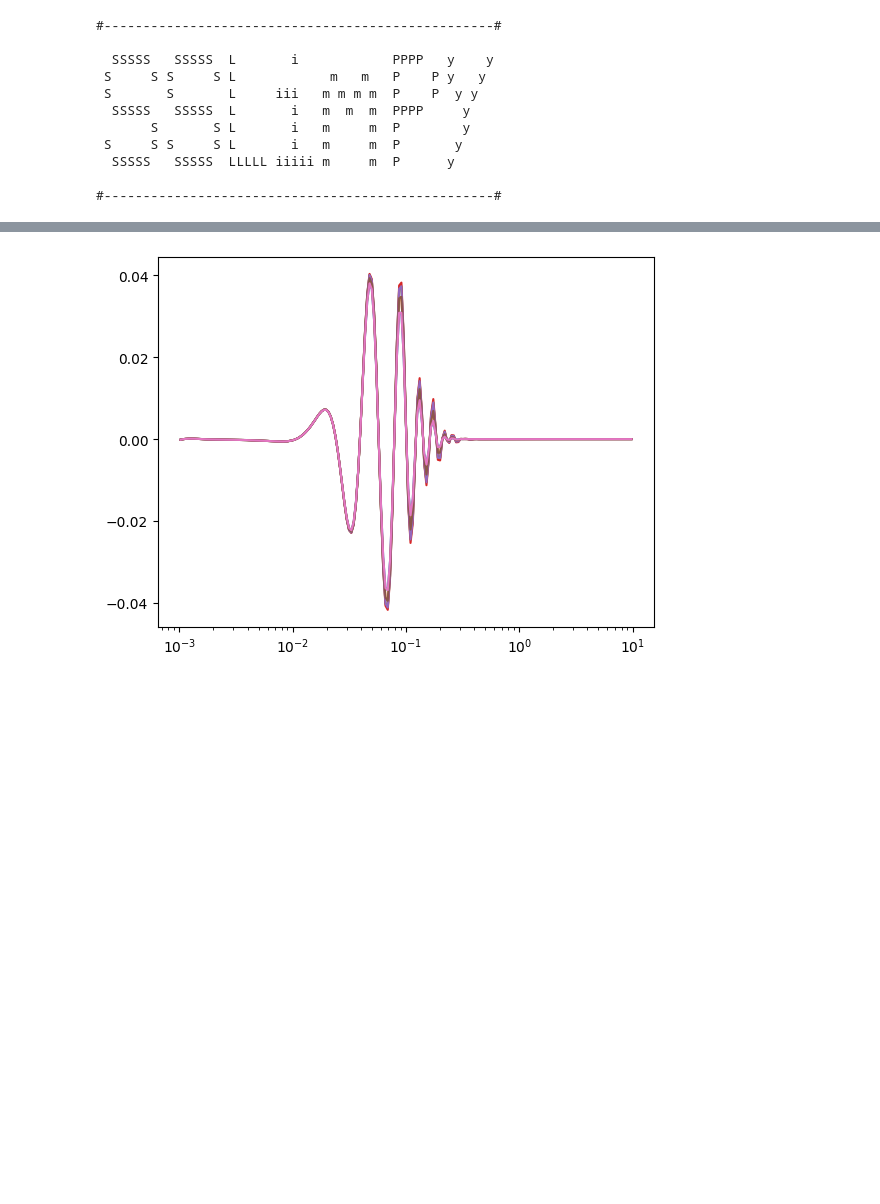
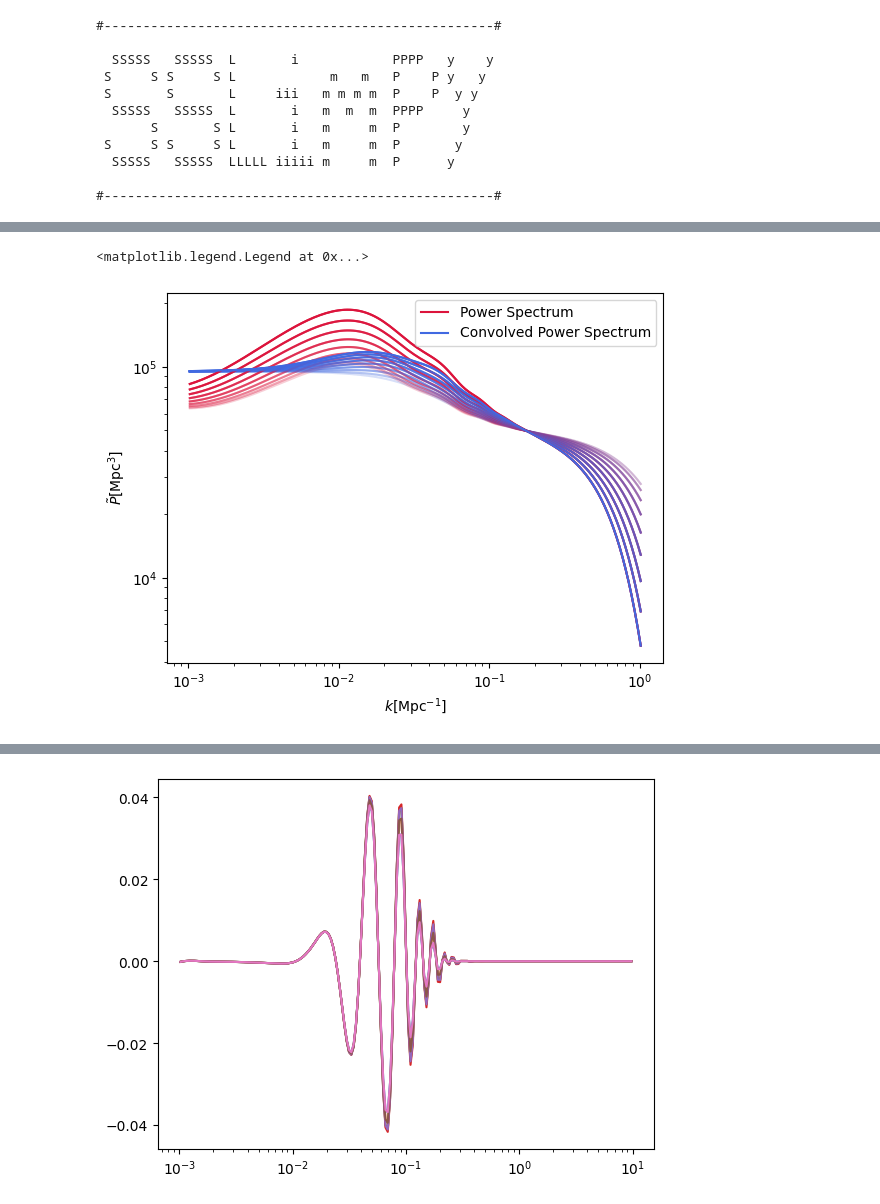
Before and after one commit to Sefa76/SSLimPy, a Jupyter notebook: SSLimPy.ipynb, the cells around one changed output, grey strips where cells are left out. Drawn from its saved outputs; the diff is of its cells as text; code cells hidden in the pictures; blank space fills up the shorter version.

```diff
--- a/SSLimPy.ipynb
+++ b/SSLimPy.ipynb
@@ -71,0 +57,15 @@ plt.loglog(pobs.k,np.squeeze(pobs.Pk_obs[:,::16,:])/np.squeeze(pobs.Pk_obs[:,62,
+# %%
+Pk = pobs.Pk_true
+Pconv = pobs.Pk_Obs
+
+for i in index:
+    plt.loglog(q[:150],Pk[:150,i*7,0], c="crimson", alpha=np.abs(mu[i*7]))
+    plt.loglog(q[:150],Pconv[:150,i*7,0], c="RoyalBlue", alpha=np.abs(mu[i*7]))
+plt.xlabel(r"$ k [\mathrm{Mpc}^{-1}] $")
+plt.ylabel(r"$ \tilde{P} [\mathrm{Mpc}^{3}] $")
+plt.plot([],[],c="crimson", label="Power Spectrum")
+plt.plot([],[],c="royalblue", label="Convolved Power Spectrum")
+plt.legend()
+# %% [output]
+<matplotlib.legend.Legend at 0x...>
+[figure, added]
```
Also changed, not shown: parts of 39 cells of this notebook, 10 other files.
